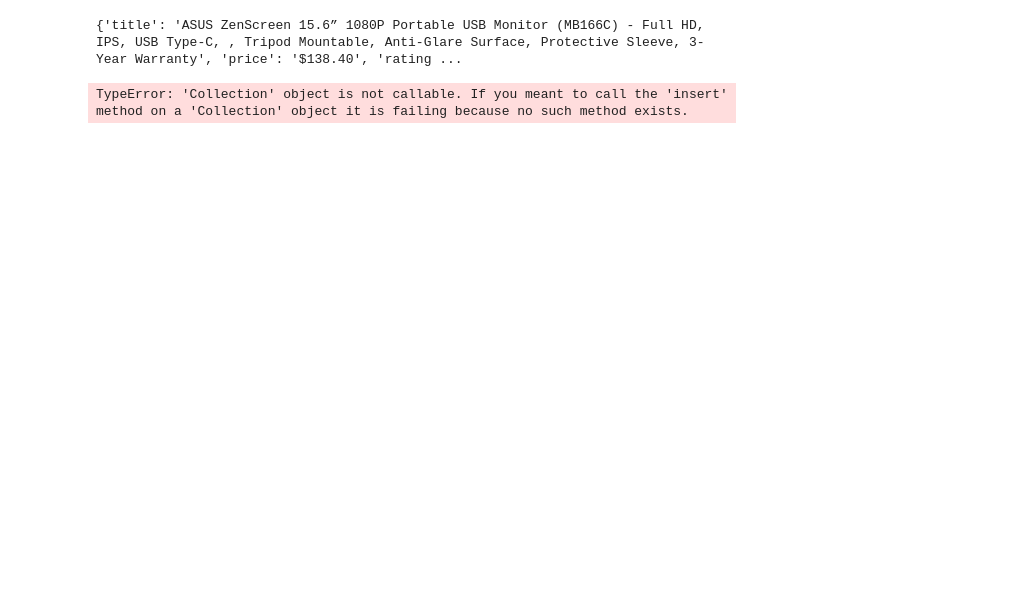
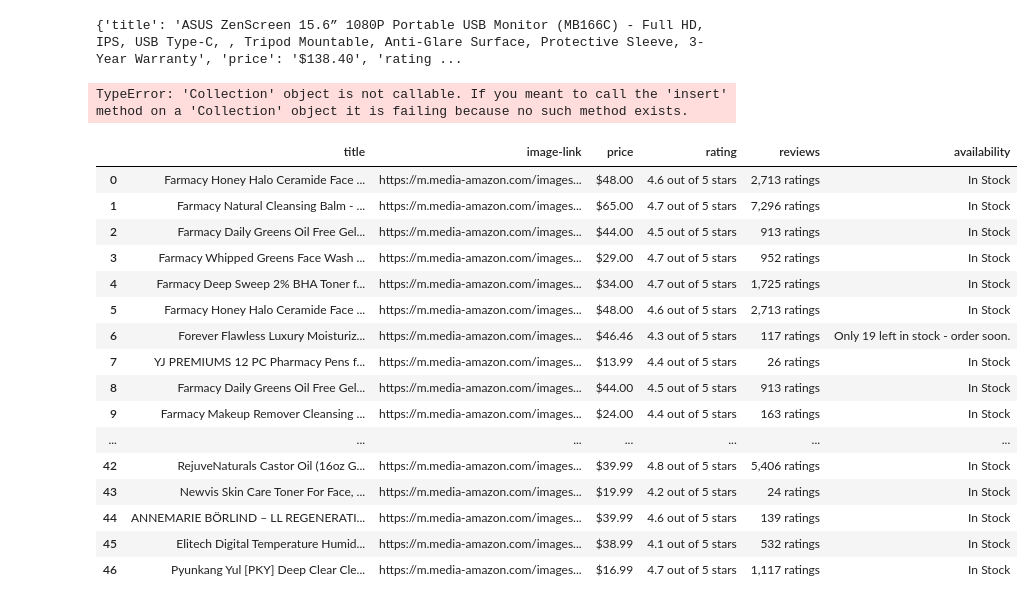
Before and after one commit to DynamicPricePrediction/PriceWhisperer, a Jupyter notebook: price_whisperer_frontend/DataHandling/export_csv_to_mongo.ipynb, the cells around one changed output. Cells and saved outputs as stored; diff of their text form; code cells hidden in the pictures; blank space fills up the shorter version.

```diff
--- a/price_whisperer_frontend/DataHandling/export_csv_to_mongo.ipynb
+++ b/price_whisperer_frontend/DataHandling/export_csv_to_mongo.ipynb
@@ -21,0 +24,22 @@ TypeError: 'Collection' object is not callable. If you meant to call the 'insert
+# %%
+new_pharmacy = pd.read_csv("Pharmacy.csv")
+# %%
+new_pharmacy
+# %% [output]
+|  | title | image-link | price | rating | reviews | availability |
+| 0 | Farmacy Honey Halo Ceramide Face ... | https://m.media-amazon.com/images... | $48.00 | 4.6 out of 5 stars | 2,713 ratings | In Stock |
+| 1 | Farmacy Natural Cleansing Balm - ... | https://m.media-amazon.com/images... | $65.00 | 4.7 out of 5 stars | 7,296 ratings | In Stock |
+| 2 | Farmacy Daily Greens Oil Free Gel... | https://m.media-amazon.com/images... | $44.00 | 4.5 out of 5 stars | 913 ratings | In Stock |
+| 3 | Farmacy Whipped Greens Face Wash ... | https://m.media-amazon.com/images... | $29.00 | 4.7 out of 5 stars | 952 ratings | In Stock |
+| 4 | Farmacy Deep Sweep 2% BHA Toner f... | https://m.media-amazon.com/images... | $34.00 | 4.7 out of 5 stars | 1,725 ratings | In Stock |
+| 5 | Farmacy Honey Halo Ceramide Face ... | https://m.media-amazon.com/images... | $48.00 | 4.6 out of 5 stars | 2,713 ratings | In Stock |
+| 6 | Forever Flawless Luxury Moisturiz... | https://m.media-amazon.com/images... | $46.46 | 4.3 out of 5 stars | 117 ratings | Only 19 left in stock - order soon. |
+| 7 | YJ PREMIUMS 12 PC Pharmacy Pens f... | https://m.media-amazon.com/images... | $13.99 | 4.4 out of 5 stars | 26 ratings | In Stock |
+| 8 | Farmacy Daily Greens Oil Free Gel... | https://m.media-amazon.com/images... | $44.00 | 4.5 out of 5 stars | 913 ratings | In Stock |
+| 9 | Farmacy Makeup Remover Cleansing ... | https://m.media-amazon.com/images... | $24.00 | 4.4 out of 5 stars | 163 ratings | In Stock |
+| ... | ... | ... | ... | ... | ... | ... |
+| 42 | RejuveNaturals Castor Oil (16oz G... | https://m.media-amazon.com/images... | $39.99 | 4.8 out of 5 stars | 5,406 ratings | In Stock |
+| 43 | Newvis Skin Care Toner For Face, ... | https://m.media-amazon.com/images... | $19.99 | 4.2 out of 5 stars | 24 ratings | In Stock |
+| 44 | ANNEMARIE BÖRLIND – LL REGENERATI... | https://m.media-amazon.com/images... | $39.99 | 4.6 out of 5 stars | 139 ratings | In Stock |
+| 45 | Elitech Digital Temperature Humid... | https://m.media-amazon.com/images... | $38.99 | 4.1 out of 5 stars | 532 ratings | In Stock |
+| 46 | Pyunkang Yul [PKY] Deep Clear Cle... | https://m.media-amazon.com/images... | $16.99 | 4.7 out of 5 stars | 1,117 ratings | In Stock |
```
Also changed, not shown: parts of 4 cells of this notebook, 6 other files.
